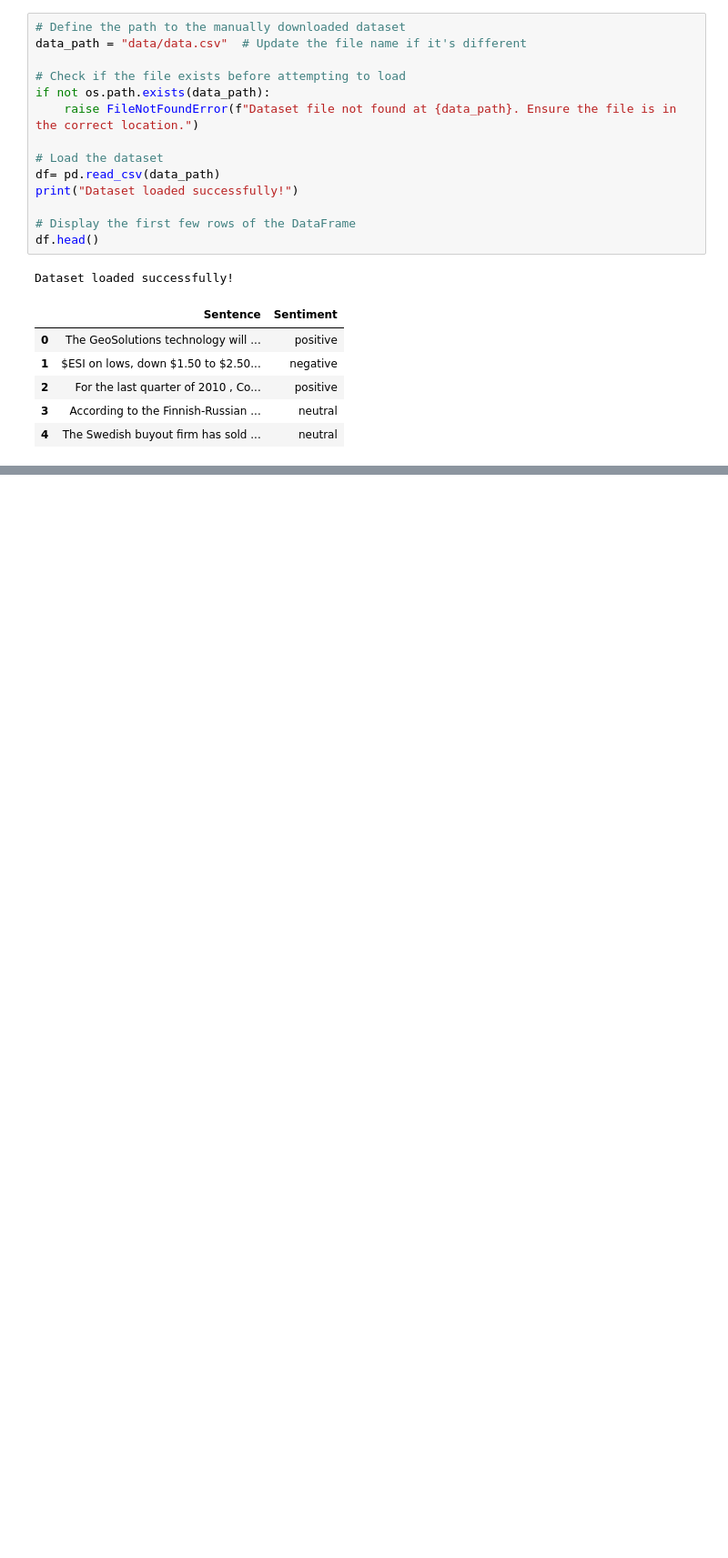
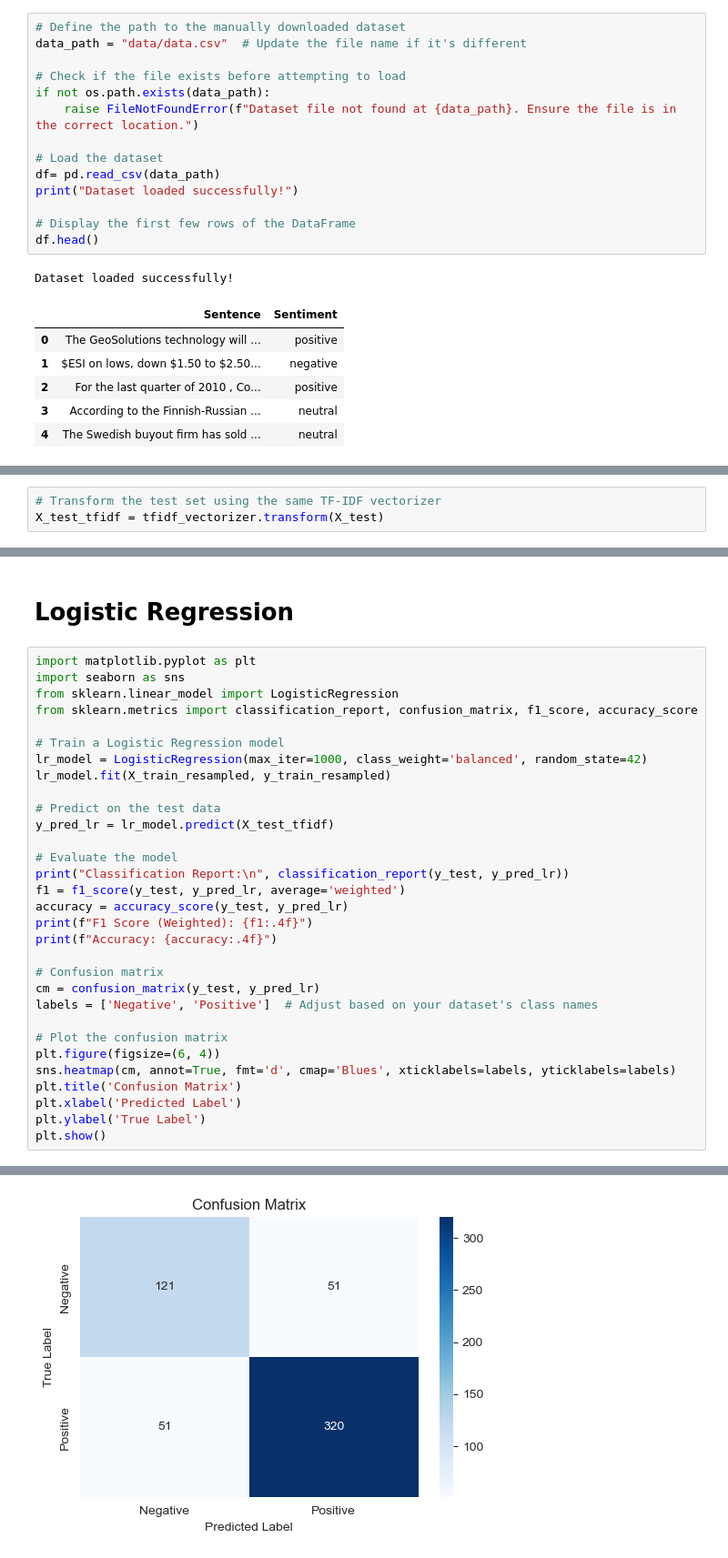
Before and after one commit to MateoRbt/Sentiment-Analysis, a Jupyter notebook: sample.ipynb, the cells around one changed output, grey strips where cells are left out. Shown: that part at 91% size. Drawn from its saved outputs; the diff is of its cells as text; blank space fills up the shorter version.

```diff
--- a/sample.ipynb
+++ b/sample.ipynb
@@ -380,0 +302,3 @@ F1 Score: 0.9448
+# %%
+# Transform the test set using the same TF-IDF vectorizer
+X_test_tfidf = tfidf_vectorizer.transform(X_test)
@@ -380,0 +308,34 @@ F1 Score: 0.9448
+# %% [markdown]
+# Logistic Regression
+# %%
+import matplotlib.pyplot as plt
+import seaborn as sns
+from sklearn.linear_model import LogisticRegression
+from sklearn.metrics import classification_report, confusion_matrix, f1_score, accuracy_score
+
+# Train a Logistic Regression model
+lr_model = LogisticRegression(max_iter=1000, class_weight='balanced', random_state=42)
+lr_model.fit(X_train_resampled, y_train_resampled)
+
+# Predict on the test data
+y_pred_lr = lr_model.predict(X_test_tfidf)
+
+# Evaluate the model
+print("Classification Report:\n", classification_report(y_test, y_pred_lr))
+f1 = f1_score(y_test, y_pred_lr, average='weighted')
+accuracy = accuracy_score(y_test, y_pred_lr)
+print(f"F1 Score (Weighted): {f1:.4f}")
+print(f"Accuracy: {accuracy:.4f}")
+
+# Confusion matrix
+cm = confusion_matrix(y_test, y_pred_lr)
+labels = ['Negative', 'Positive']  # Adjust based on your dataset's class names
+
+# Plot the confusion matrix
+plt.figure(figsize=(6, 4))
+sns.heatmap(cm, annot=True, fmt='d', cmap='Blues', xticklabels=labels, yticklabels=labels)
+plt.title('Confusion Matrix')
+plt.xlabel('Predicted Label')
+plt.ylabel('True Label')
+plt.show()
+# %% [output]
@@ -380,0 +354 @@ F1 Score: 0.9448
+[figure, added]
```
Also changed, not shown: parts of 35 cells of this notebook, 4 other files.
